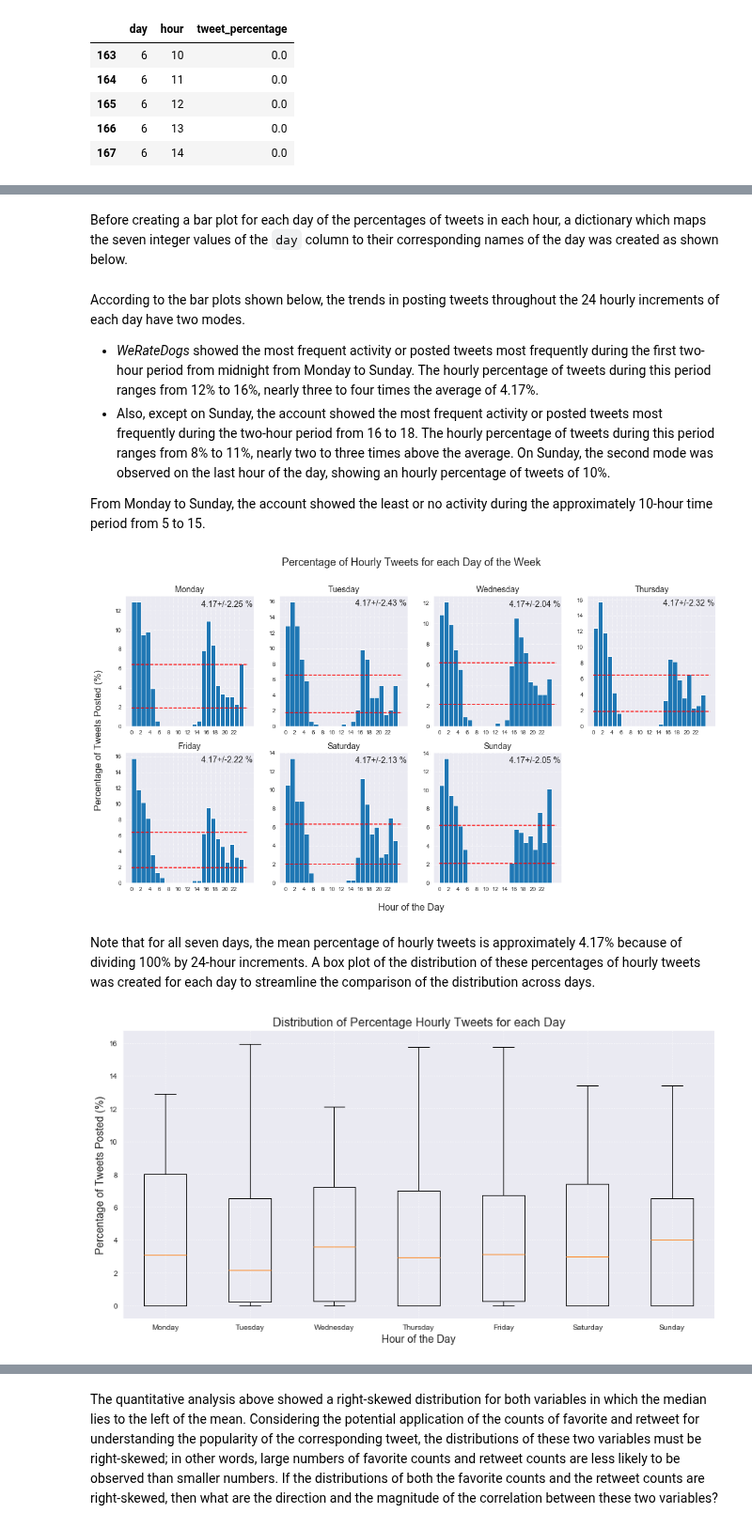
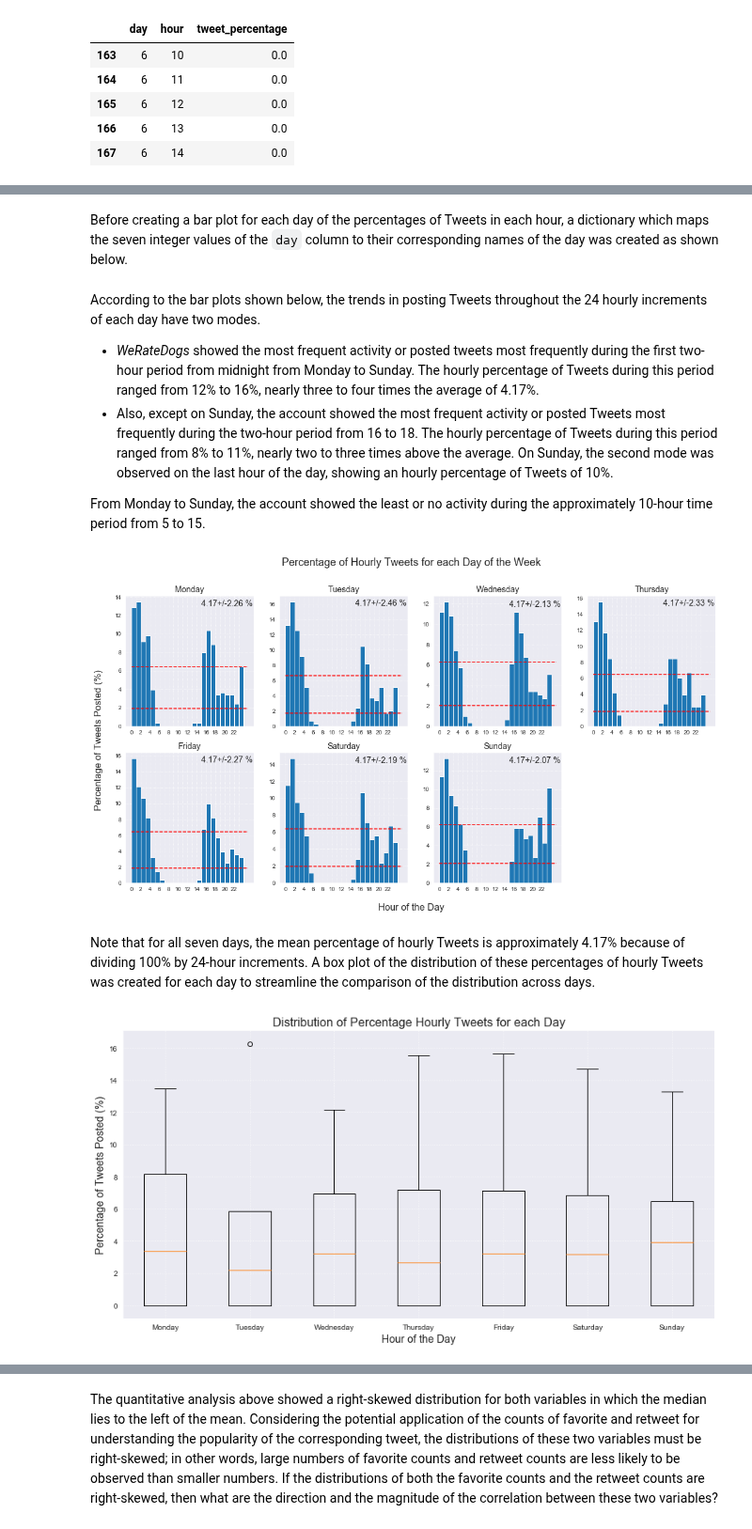
Before and after one commit to jmlcode/p3-analyze-tweet-data, a Jupyter notebook: analyze_tweet_2_eda.ipynb, the cells around one changed output, grey strips where cells are left out. Shown at 94% size. Cells and saved outputs as stored; diff of their text form; code cells hidden in the pictures.

```diff
--- a/analyze_tweet_2_eda.ipynb
+++ b/analyze_tweet_2_eda.ipynb
@@ -145,14 +145,15 @@ A subset of the data contained in the dataframe object `df_archive` was obtained
 
 These two observations motivated the investigation of the time of the day when the Twitter account shows most activity and how the trend from one day compares with the trends from other days of the week.
 # %%
-# sub-dataset for timestamps of original tweets
-df_1 = df_archive.query('retweet == False')[['timestamp']]
+# sub-dataset for timestamps of tweets
+df_1 = df[['timestamp']]
+df_1 = df_1.copy()
 
 # hour and day parts of timestamps
 df_1['hour'] = df_1.timestamp.dt.hour
 df_1['day'] = df_1.timestamp.dt.weekday
 
-# number of original tweets in each hour on day 0 (Mondays)
+# number of tweets in each hour on day 0 (Mondays)
 df_1.groupby('day').hour.value_counts()[0]
 # %% [output]
 hour
@@ -250,5 +251,5 @@ df_1.head()
 # %% [markdown]
-Before creating a bar plot for each day of the percentages of tweets in each hour, a dictionary which maps the seven integer values of the `day` column to their corresponding names of the day was created as shown below.
+Before creating a bar plot for each day of the percentages of Tweets in each hour, a dictionary which maps the seven integer values of the `day` column to their corresponding names of the day was created as shown below.
 # %%
 day_of_week = ['Monday', 'Tuesday', 'Wednesday', 'Thursday', 'Friday', 'Saturday', 'Sunday']
 dow = [day for day in np.arange(7)] # integers representing days of a week
@@ -259,16 +260,16 @@ for key in dow:
     # integer: day of week (ex 0: Monday)
     dow_dict[key] = day_of_week[key]
 # %% [markdown]
-According to the bar plots shown below, the trends in posting tweets throughout the 24 hourly increments of each day have two modes.
-* _WeRateDogs_ showed the most frequent activity or posted tweets most frequently during the first two-hour period from midnight from Monday to Sunday. The hourly percentage of tweets during this period ranges from 12% to 16%, nearly three to four times the average of 4.17%.
-* Also, except on Sunday, the account showed the most frequent activity or posted tweets most frequently during the two-hour period from 16 to 18. The hourly percentage of tweets during this period ranges from 8% to 11%, nearly two to three times above the average. On Sunday, the second mode was observed on the last hour of the day, showing an hourly percentage of tweets of 10%.
+According to the bar plots shown below, the trends in posting Tweets throughout the 24 hourly increments of each day have two modes.
+* _WeRateDogs_ showed the most frequent activity or posted tweets most frequently during the first two-hour period from midnight from Monday to Sunday. The hourly percentage of Tweets during this period ranged from 12% to 16%, nearly three to four times the average of 4.17%.
+* Also, except on Sunday, the account showed the most frequent activity or posted Tweets most frequently during the two-hour period from 16 to 18. The hourly percentage of Tweets during this period ranged from 8% to 11%, nearly two to three times above the average. On Sunday, the second mode was observed on the last hour of the day, showing an hourly percentage of Tweets of 10%.
 
 From Monday to Sunday, the account showed the least or no activity during the approximately 10-hour time period from 5 to 15.
 # %%
 # create figure with 2-by-4 subplots
 rows = 2
 cols = 4
-fig, ax = plt.subplots(nrows = rows, ncols = cols, figsize = (18,9))
+fig, ax = plt.subplots(nrows = rows, ncols = cols, figsize = (18, 9))
 
 # add figure title and common x, y axes labels for all subplots
 fig.suptitle('Percentage of Hourly Tweets for each Day of the Week', fontsize = 18)
@@ -280,7 +281,7 @@ for row in np.arange(rows):
     for col in np.arange(cols):
 
         if row == 0: # in first row, col number = integer for the given day
-            df = df_1.query('day == @col') # filter data for the given day
+            df_1_temp = df_1.query('day == @col') # filter data for the given day
             day_name = dow_dict[col] # find name of the day
 
         else:
@@ -290,16 +291,16 @@ for row in np.arange(rows):
                 break
 
             # in second row, col number = integer for the given day - 4
-            df = df_1.query('day == @col + 4')
+            df_1_temp = df_1.query('day == @col + 4')
             day_name = dow_dict[col + 4]
 
         # set up xtick locations and labels
         width = 2
-        x_loc = list(df.hour * width)
+        x_loc = list(df_1_temp.hour * width)
         labels = [label for label in np.arange(24)]
 
         # bar plots for percentage of hourly tweets for each day of week
-        ax[row, col].bar(x = x_loc, height = df.tweet_percentage, width = width, align = 'edge')
+        ax[row, col].bar(x = x_loc, height = df_1_temp.tweet_percentage, width = width, align = 'edge')
 
         # label suplot with name of the day
         ax[row, col].set_title(day_name, fontsize = 14)
@@ -314,8 +315,8 @@ for row in np.arange(rows):
         ax[row, col].set_xticklabels(labels = labels)
 
         # statistics for percentages of tweets across hours in a given day
-        avg = df.tweet_percentage.mean()
-        sd = df.tweet_percentage.std()
+        avg = df_1_temp.tweet_percentage.mean()
+        sd = df_1_temp.tweet_percentage.std()
         lower = avg - sd/2
         upper = avg + sd/2
 
@@ -324,32 +325,32 @@ for row in np.arange(rows):
         ax[row, col].hlines(y = upper, xmin = 0, xmax = 50, colors = 'red', linestyles = '--')
 
         # legend for statistics
-        ax[row, col].text(x = 30, y = df.tweet_percentage.max()-0.5, s = '{}+/-{} %'.format(round(avg, 2), round(sd/2, 2)), fontsize = 14)
+        ax[row, col].text(x = 30, y = df_1_temp.tweet_percentage.max()-0.5, s = '{}+/-{} %'.format(round(avg, 2), round(sd/2, 2)), fontsize = 14)
 # %% [output]
-[figure, old version]
+[figure, new version]
 # %% [markdown]
-Note that for all seven days, the mean percentage of hourly tweets is approximately 4.17% because of dividing 100% by 24-hour increments. A box plot of the distribution of these percentages of hourly tweets was created for each day to streamline the comparison of the distribution across days.
+Note that for all seven days, the mean percentage of hourly Tweets is approximately 4.17% because of dividing 100% by 24-hour increments. A box plot of the distribution of these percentages of hourly Tweets was created for each day to streamline the comparison of the distribution across days.
 # %%
 # five percentiles for percentages of hourly tweets
 percentile_list = []
 
 for day in df_1.day.unique():
-    df = df_1.query('day == @day').tweet_percentage
+    df_1_temp = df_1.query('day == @day').tweet_percentage
 
     # one list of percentiles for each day's data
-    percentile_list.append(np.percentile(df, [0,25,50,75,100]).tolist())
+    percentile_list.append(np.percentile(df_1_temp, [0,25,50,75,100]).tolist())
 
 # box plot of distribution for percentages of hourly tweets
 plt.figure(figsize = (14, 7))
 plt.boxplot(x = percentile_list)
 
 # change xticks from integers to names of the days
 plt.xticks(np.arange(len(day_of_week))+1, day_of_week)
 
 # add title and axis labels
 plt.title('Distribution of Percentage Hourly Tweets for each Day', fontsize = 16)
 plt.xlabel('Hour of the Day', fontsize = 14)
 plt.ylabel('Percentage of Tweets Posted (%)', fontsize = 14);
 # %% [output]
-[figure, old version]
+[figure, new version]
 # %% [markdown]
```
Also changed, not shown: parts of 24 cells of this notebook.
